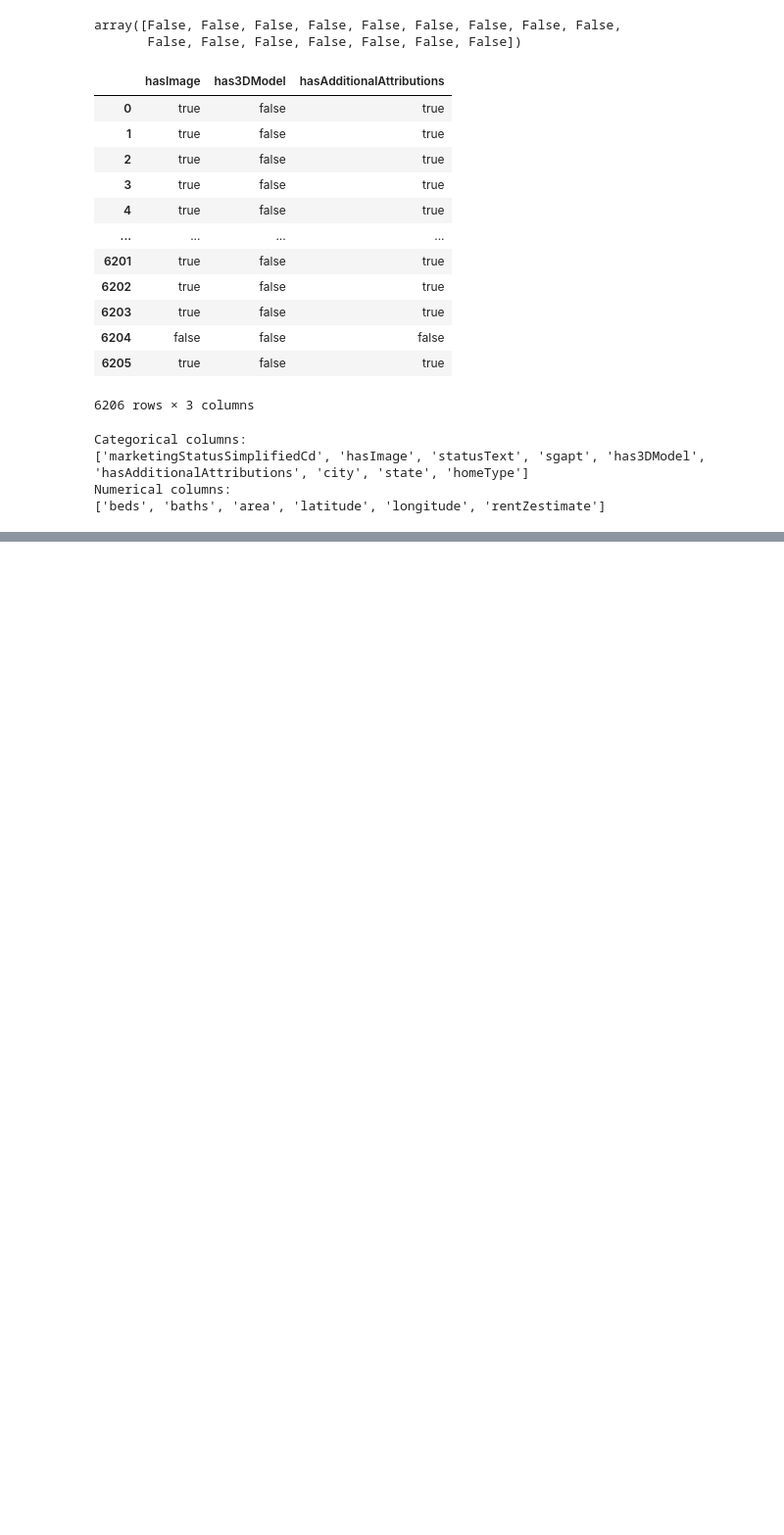
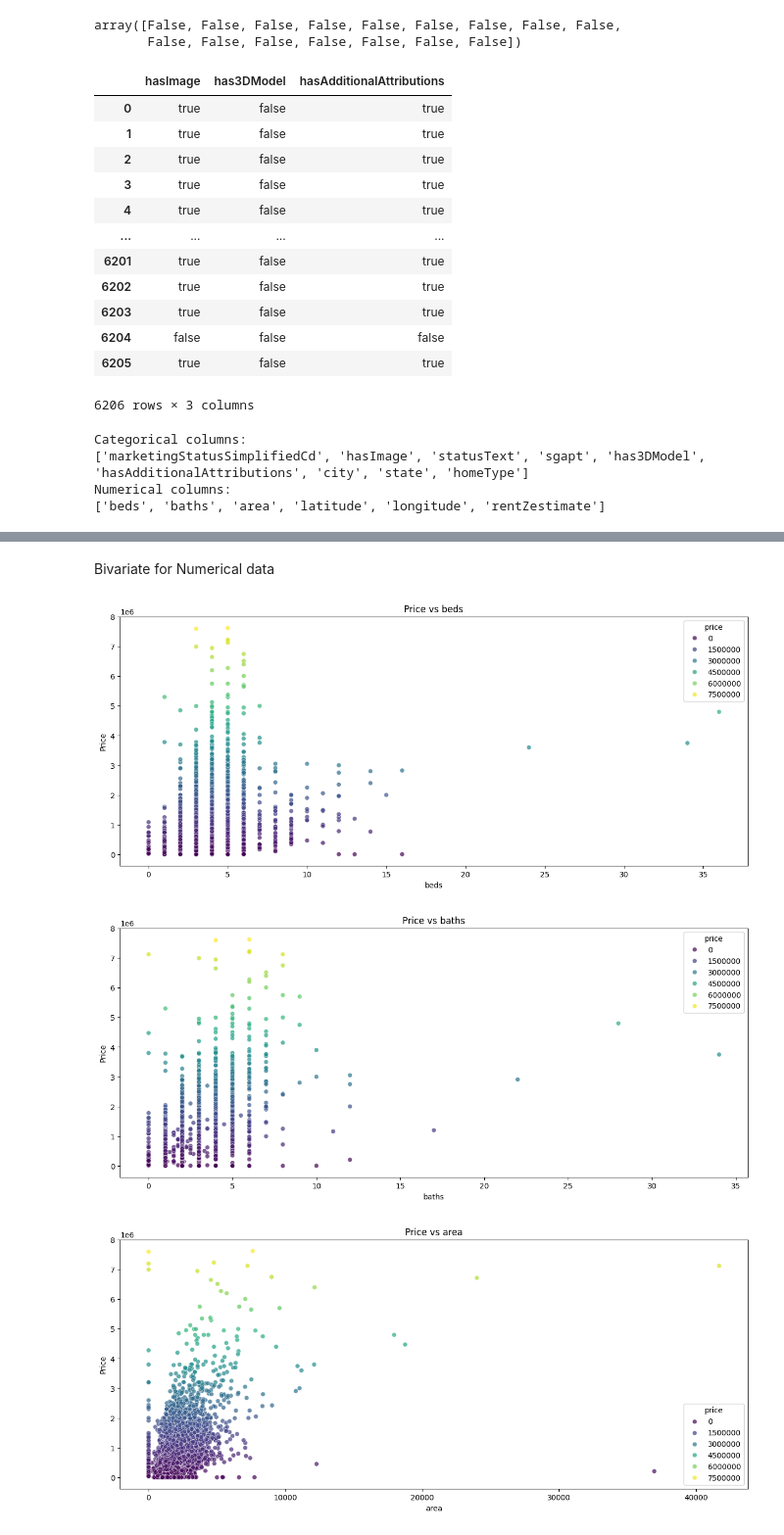
Before and after one commit to srikanthragh06/dataVisualizationCaseStudy, a Jupyter notebook: final_analysis.ipynb, the cells around one changed output, grey strips where cells are left out. Shown at 98% size. Drawn from its saved outputs; the diff is of its cells as text; code cells hidden in the pictures; blank space fills up the shorter version.

```diff
--- a/final_analysis.ipynb
+++ b/final_analysis.ipynb
@@ -72,0 +209,19 @@ for col in catCols:
+# %% [markdown]
+Bivariate for Numerical data
+# %%
+for col in numCols:
+    fig, ax = plt.subplots(1, 1, figsize=(15, 6))
+
+    # Create a colorful scatter plot with Seaborn
+    sns.scatterplot(data=df, x=col, y='price', ax=ax, hue='price', palette='viridis', alpha=0.7)
+
+    # Set labels and title
+    ax.set_xlabel(col)
+    ax.set_ylabel('Price')
+    ax.set_title(f'Price vs {col}')
+
+    plt.show()
+# %% [output]
+[figure, added]
+[figure, added]
+[figure, added]
```
Also changed, not shown: parts of 21 cells of this notebook.
